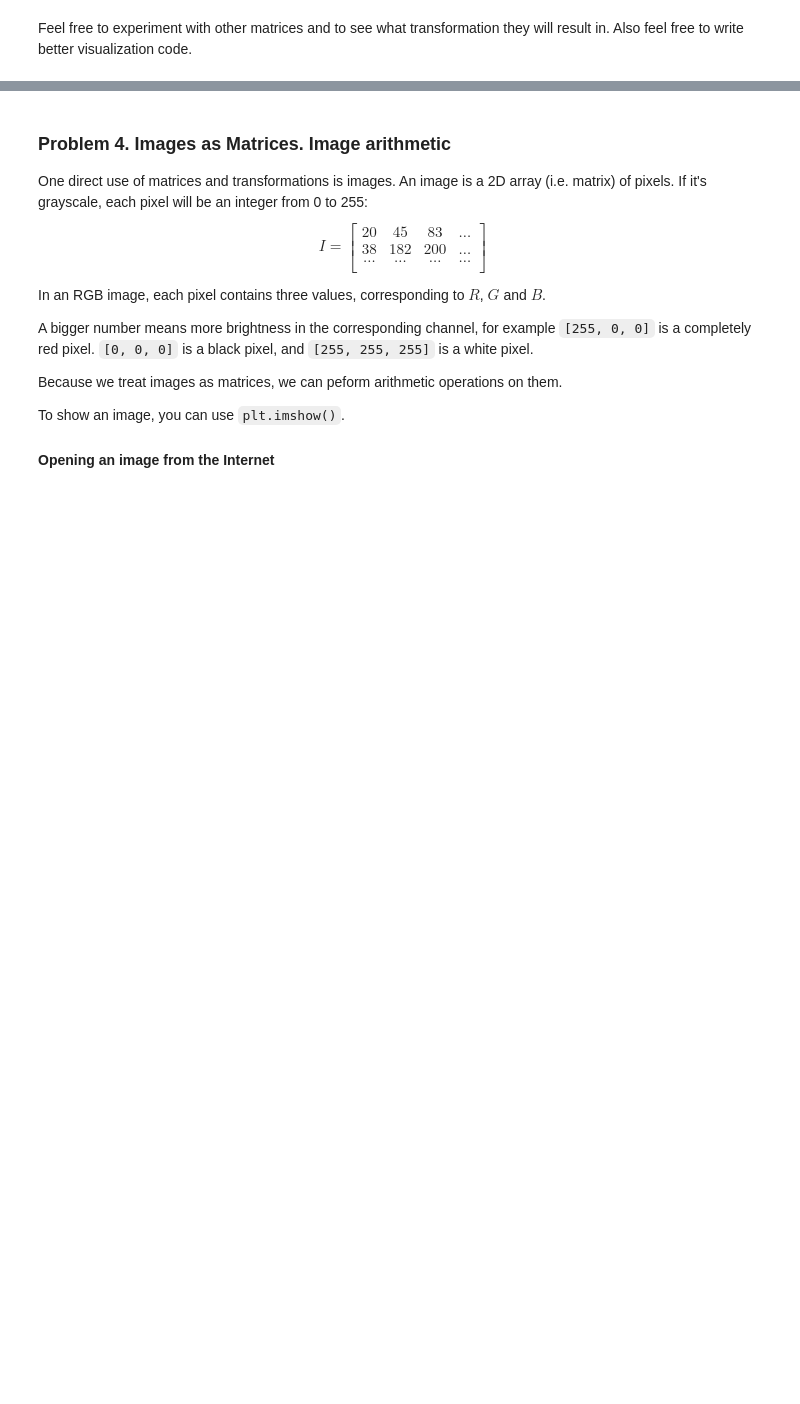
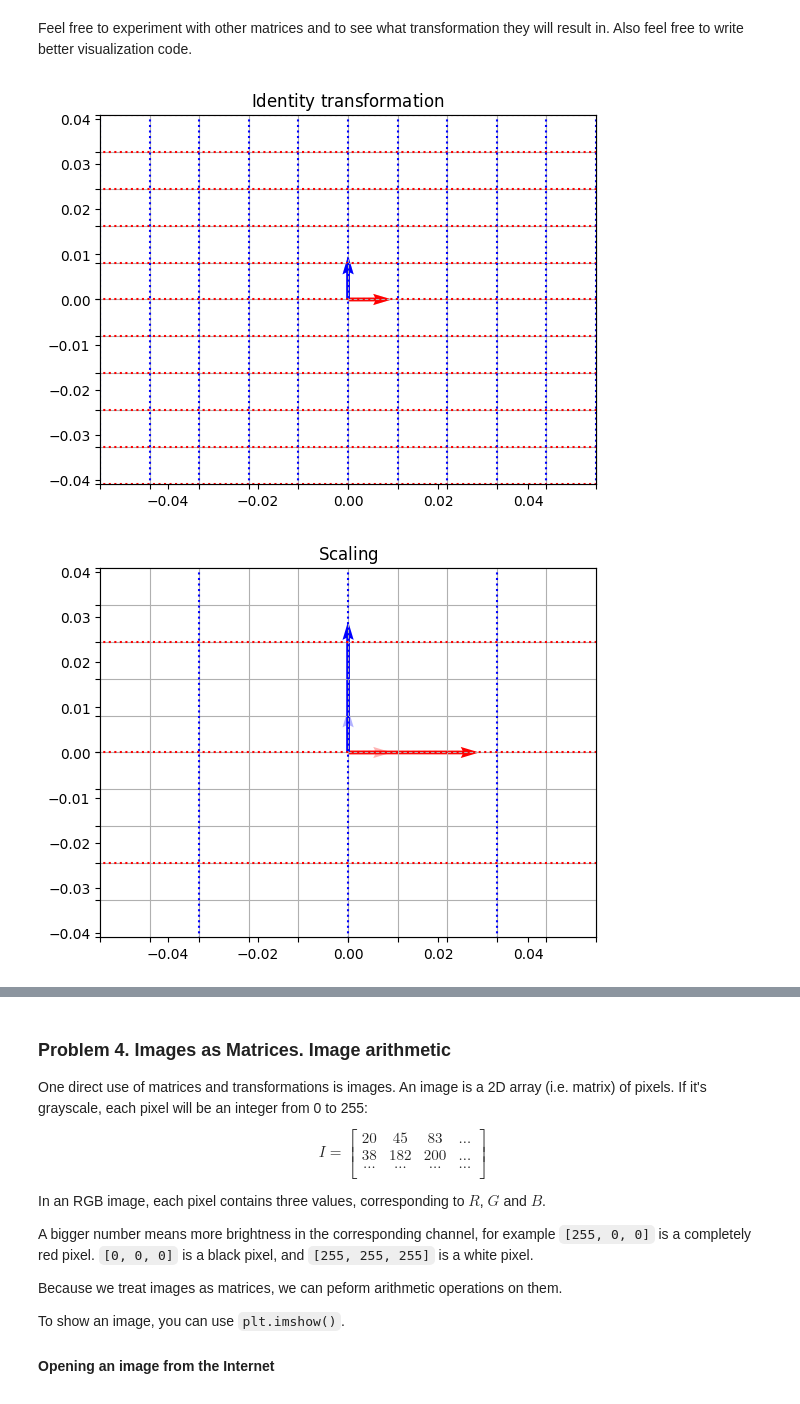
Before and after one commit to VilliTodorova/math_concepts_for_devs, a Jupyter notebook: 06.Linear-Algebra-Exercise/Linear Algebra Exercise - vt.ipynb, the cells around one changed output, grey strips where cells are left out. Drawn from its saved outputs; the diff is of its cells as text; code cells hidden in the pictures; blank space fills up the shorter version.

```diff
--- a/06.Linear-Algebra-Exercise/Linear Algebra Exercise - vt.ipynb
+++ b/06.Linear-Algebra-Exercise/Linear Algebra Exercise - vt.ipynb
@@ -477,0 +519,35 @@ Feel free to experiment with other matrices and to see what transformation they
+# %%
+# Identity
+matrix = [
+    [1, 0],
+    [0, 1]
+]
+
+visualize_transformation(matrix, r"$\mathrm{Identity\ transformation}$")
+
+# Scaling
+matrix = [
+    [3, 0],
+    [0, 3]
+]
+
+visualize_transformation(matrix, r"$\mathrm{Scaling}$")
+
+# Shear
+matrix = [
+    [-1, 2],
+    [1, 1]
+]
+
+visualize_transformation(matrix, r"$\mathrm{Shear}$")
+
+# Rotation
+matrix = [
+    [np.cos(np.radians(120)), -np.sin(np.radians(120))],
+    [np.sin(np.radians(120)), np.cos(np.radians(120))]
+]
+
+visualize_transformation(matrix, r"$\mathrm{120^{\circ}\ rotation}$")
+# %% [output]
+[figure, added]
+[figure, added]
```
Also changed, not shown: parts of 5 cells of this notebook.
